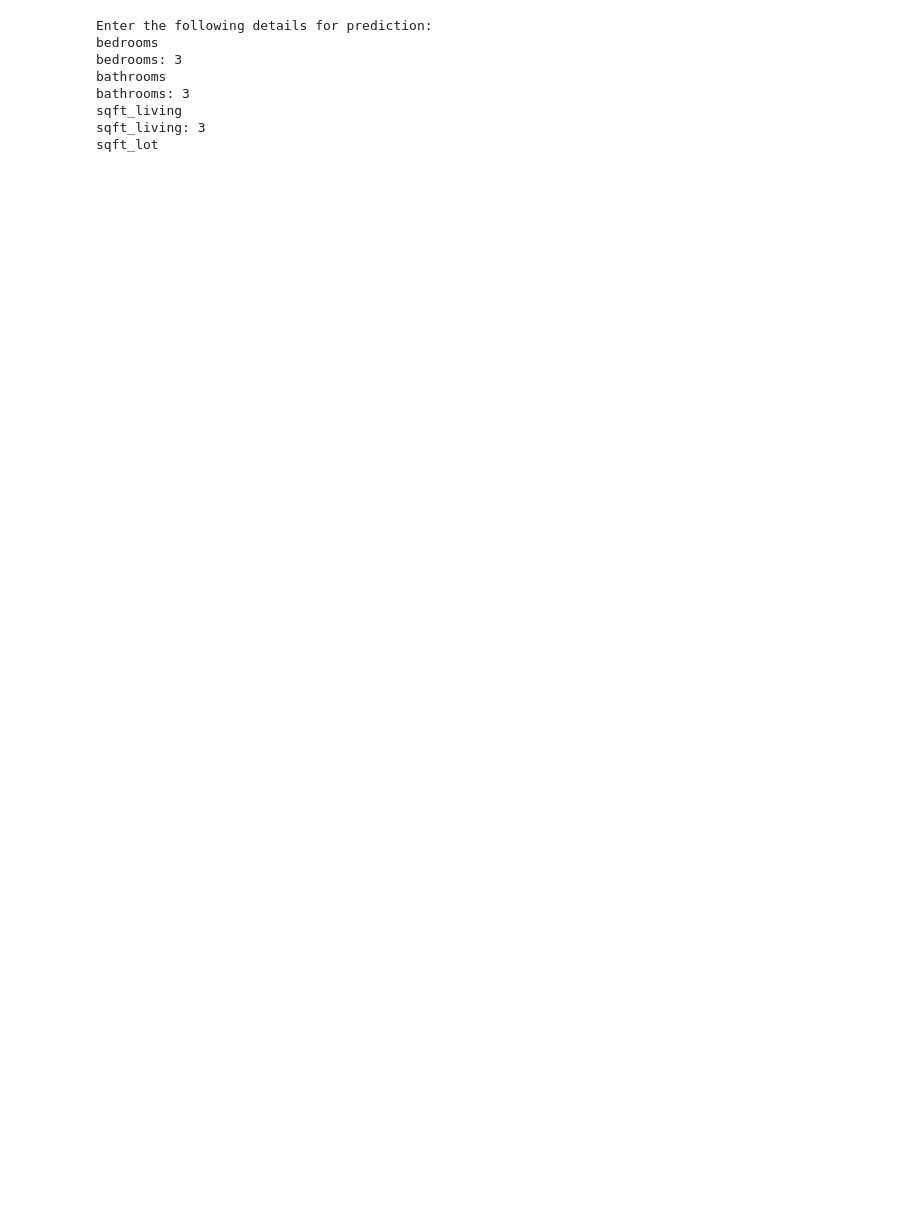
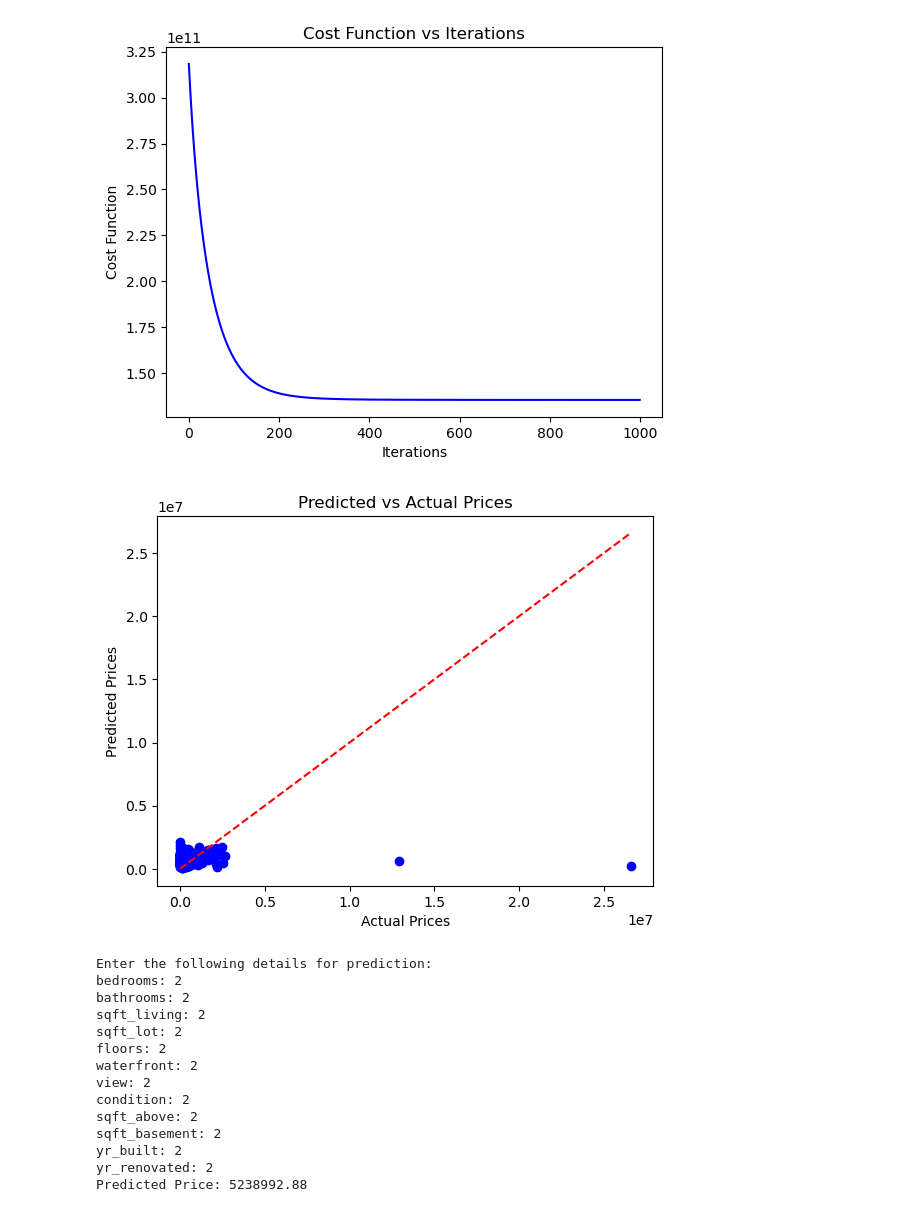
Before and after one commit to soham555/RSM_Task1, a Jupyter notebook: LInearRegression.ipynb, the cells around one changed output. Saved outputs shown, nothing was run; the diff lists cells and outputs as text; code cells hidden in the pictures; blank space fills up the shorter version.

```diff
--- a/LInearRegression.ipynb
+++ b/LInearRegression.ipynb
@@ -1,15 +23,12 @@
 # %%
-import numpy as np
-import pandas as pd
-import matplotlib.pyplot as plt
-
-df = pd.read_csv(r'C:\Users\soham\Downloads\USA Housing Dataset.csv')
-df = df.drop(['date', 'street', 'city', 'statezip', 'country'], axis='columns')
 X = df.drop('price', axis=1)
 y = df['price']
 X_scaled = (X - X.mean()) / X.std()
 X_scaled = np.c_[np.ones(X_scaled.shape[0]), X_scaled]
 y = y.values.reshape(-1, 1)
+train_size = int(0.8 * len(X_scaled))
+X_train, X_test = X_scaled[:train_size], X_scaled[train_size:]
+y_train, y_test = y[:train_size], y[train_size:]
 
 def compute_cost(X, y, theta):
     m = len(y)
@@ -21,41 +40,60 @@ def gradient_descent(X, y, theta, learning_rate, iterations):
     m = len(y)
     cost_history = np.zeros(iterations)
     for i in range(iterations):
         predictions = X.dot(theta)
         theta = theta - (1 / m) * learning_rate * (X.T.dot(predictions - y))
         cost_history[i] = compute_cost(X, y, theta)
     return theta, cost_history
 theta = np.zeros((X_scaled.shape[1], 1))
 learning_rate = 0.01
 iterations = 1000
+
 theta, cost_history = gradient_descent(X_scaled, y, theta, learning_rate, iterations)
+plt.plot(range(iterations), cost_history, color='blue')
+plt.title('Cost Function vs Iterations')
+plt.xlabel('Iterations')
+plt.ylabel('Cost Function')
+plt.show()
+
+y_pred = X_test.dot(theta)
+plt.scatter(y_test, y_pred, color='blue')
+plt.plot([min(y_test), max(y_test)], [min(y_test), max(y_test)], color='red', linestyle='--')
+plt.title('Predicted vs Actual Prices')
+plt.xlabel('Actual Prices')
+plt.ylabel('Predicted Prices')
+plt.show()
 
 def predict_price():
     print("Enter the following details for prediction:")
     for col in X.columns:
-        print(col)
         value = float(input(f"{col}: "))
         X_input.append(value)
 
     X_input_scaled = [(X_input[i] - X[col].mean()) / X[col].std() for i, col in enumerate(X.columns)]
     X_input_scaled = [1] + X_input_scaled
 
 
     X_input_scaled = np.array(X_input_scaled).reshape(1, -1)
     predicted_price = X_input_scaled.dot(theta)
     print(f"Predicted Price: {predicted_price[0][0]:.2f}")
 
 
 X_input = []
 predict_price()
 # %% [output]
+[figure, added]
+[figure, added]
 Enter the following details for prediction:
-bedrooms
-bedrooms: 3
-bathrooms
-bathrooms: 3
-sqft_living
-sqft_living: 3
-sqft_lot
+bedrooms: 2
+bathrooms: 2
+sqft_living: 2
+sqft_lot: 2
+floors: 2
+waterfront: 2
+view: 2
+condition: 2
+sqft_above: 2
+sqft_basement: 2
+yr_built: 2
+yr_renovated: 2
+Predicted Price: 5238992.88
-# %% [markdown]
-###
```
Also changed, not shown: parts of 1 cell of this notebook.
